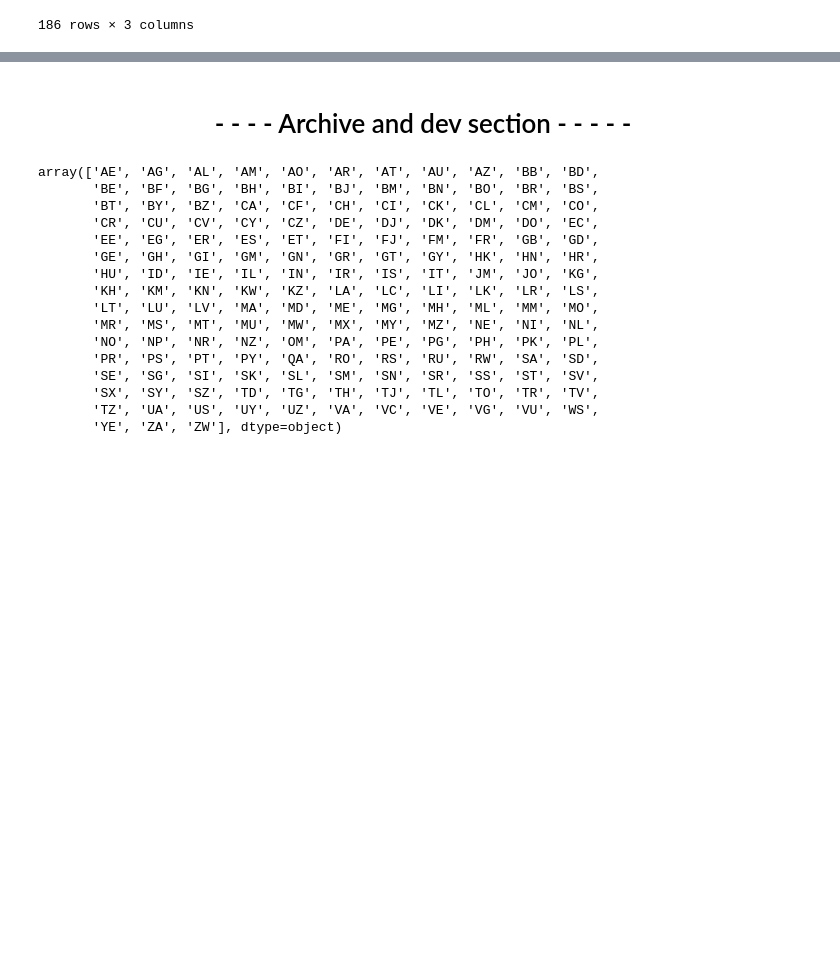
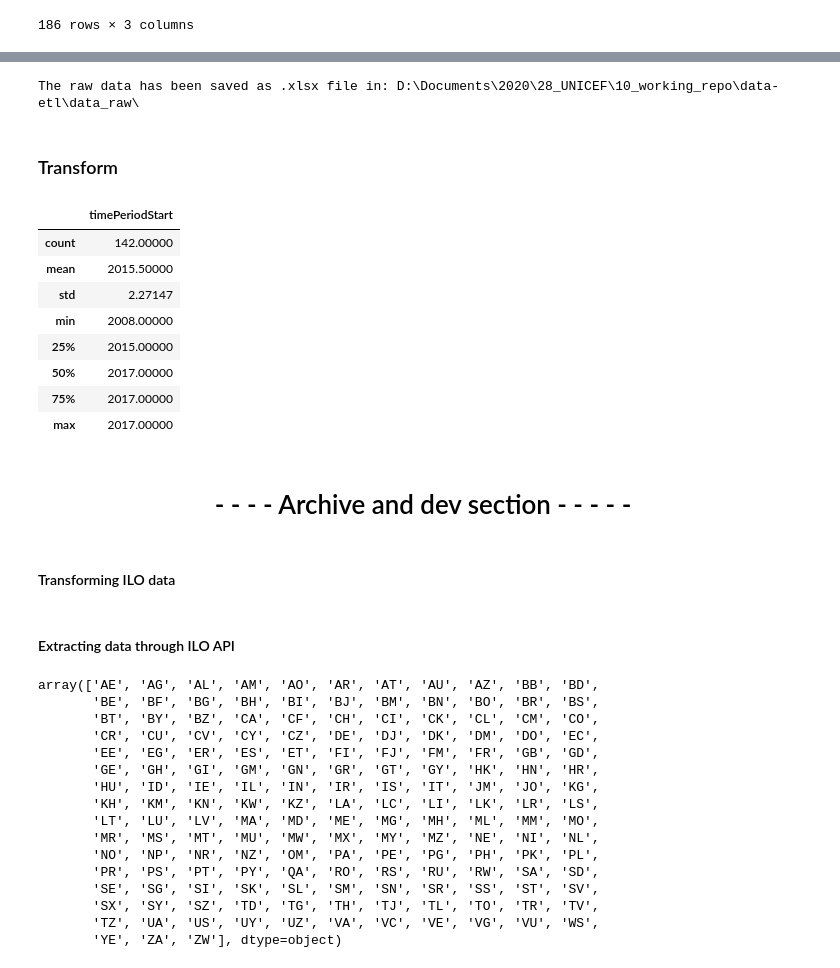
Before and after one commit to m-g-d-c/crba-etl, a Jupyter notebook: main.ipynb, the cells around one changed output, grey strips where cells are left out. Cells and saved outputs as stored; diff of their text form; code cells hidden in the pictures; blank space fills up the shorter version.

Commit message:
Update main.ipynb
Add extraction of source S-61

```diff
--- a/main.ipynb
+++ b/main.ipynb
@@ -48,6 +48,22 @@ def save_raw_data(dataframe, filename, output_path = data_sources_raw):
    """
     dataframe.to_excel(output_path + filename)
     print('The raw data has been saved as .xlsx file in: ' + output_path)
+
+
+def extract_sdg_api_data(series):
+    """Extract raw data for a series
+
+    Extract data on the specifies series as json and flatten it out into a pandas dataframe
+
+    Parameters:
+    series (string): Code of the series, which can be found by browsing for the relevant series here:https://unstats.un.org/sdgs/indicators/database?indicator=16.2.2
+
+    Returns:
+    obj: Returns pandas dataframe
+
+   """
+    url = 'https://unstats.un.org/SDGAPI/v1/sdg/Series/Data?seriesCode={}&pageSize=999999999'.format(series)
+    return(pd.json_normalize(requests.get(url).json()['data']))
 # %% [markdown]
 ## S-11 Economist Intelligence Unit, Out of the Shadows Index. Legal Framework score only
 
@@ -306,2 +289,36 @@ VC_HTF_DETV
+# %%
+# Extract data
+s61_raw = extract_sdg_api_data(series = 'VC_HTF_DETV')
+
+# Save raw data
+save_raw_data(dataframe = s61_raw,
+              filename = 'S_61.xlsx')
+# %% [output]
+The raw data has been saved as .xlsx file in: D:\Documents\2020\28_UNICEF\10_working_repo\data-etl\data_raw\
+# %% [markdown]
+### Transform
+# %%
+# Extract the relevant columns
+temp = s61_raw[['geoAreaCode',
+            'geoAreaName',
+            'timePeriodStart',
+            'value']]
+
+# Extract the latest value for each country
+temp = temp[temp['timePeriodStart'] == temp.groupby('geoAreaName')['timePeriodStart'].transform('max')]
+# %%
+temp.describe()
+# %% [output]
+|  | timePeriodStart |
+| count | 142.00000 |
+| mean | 2015.50000 |
+| std | 2.27147 |
+| min | 2008.00000 |
+| 25% | 2015.00000 |
+| 50% | 2017.00000 |
+| 75% | 2017.00000 |
+| max | 2017.00000 |
 # %% [markdown]
 #  <div align="center"> - - - - Archive and dev section - - - - - </div>
+# %% [markdown]
+#### Transforming ILO data
@@ -307,0 +339,2 @@ VC_HTF_DETV
+# %% [markdown]
+#### Extracting data through ILO API
```
Also changed, not shown: parts of 12 cells of this notebook.
